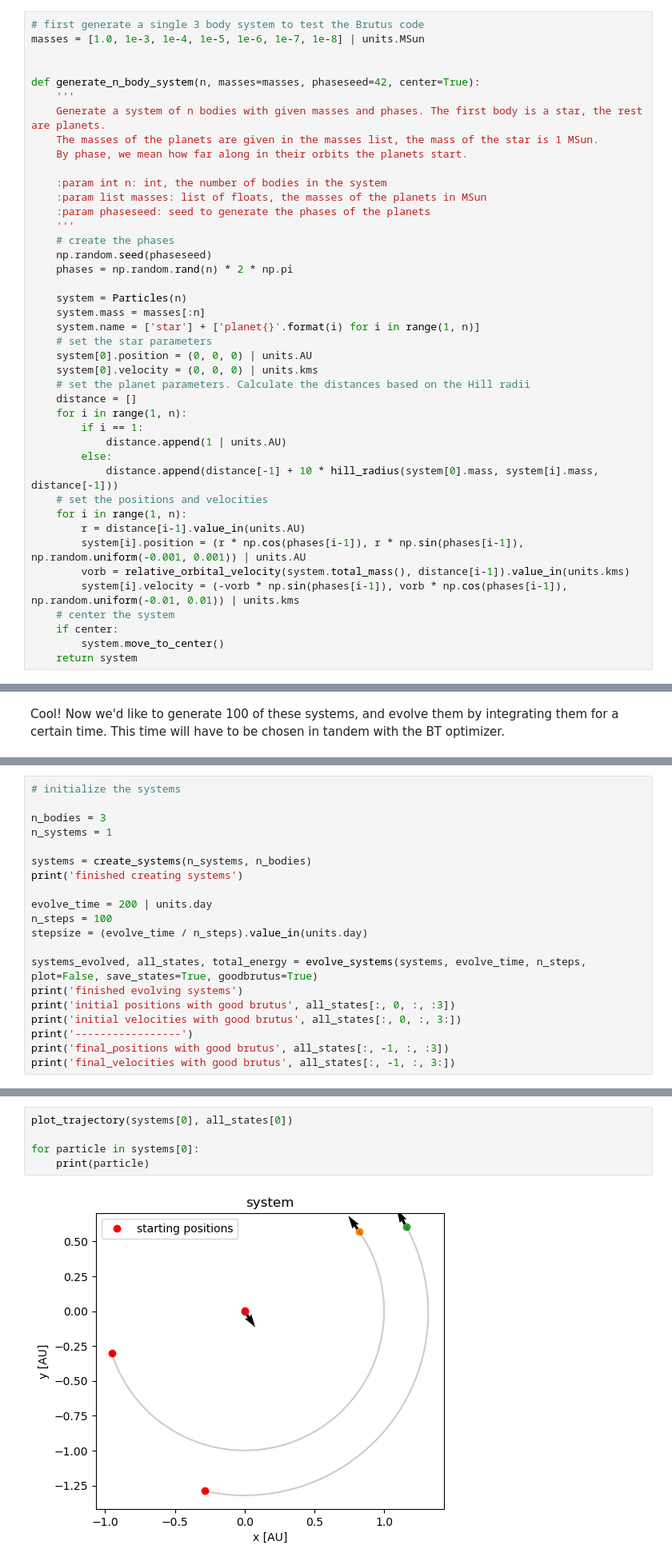
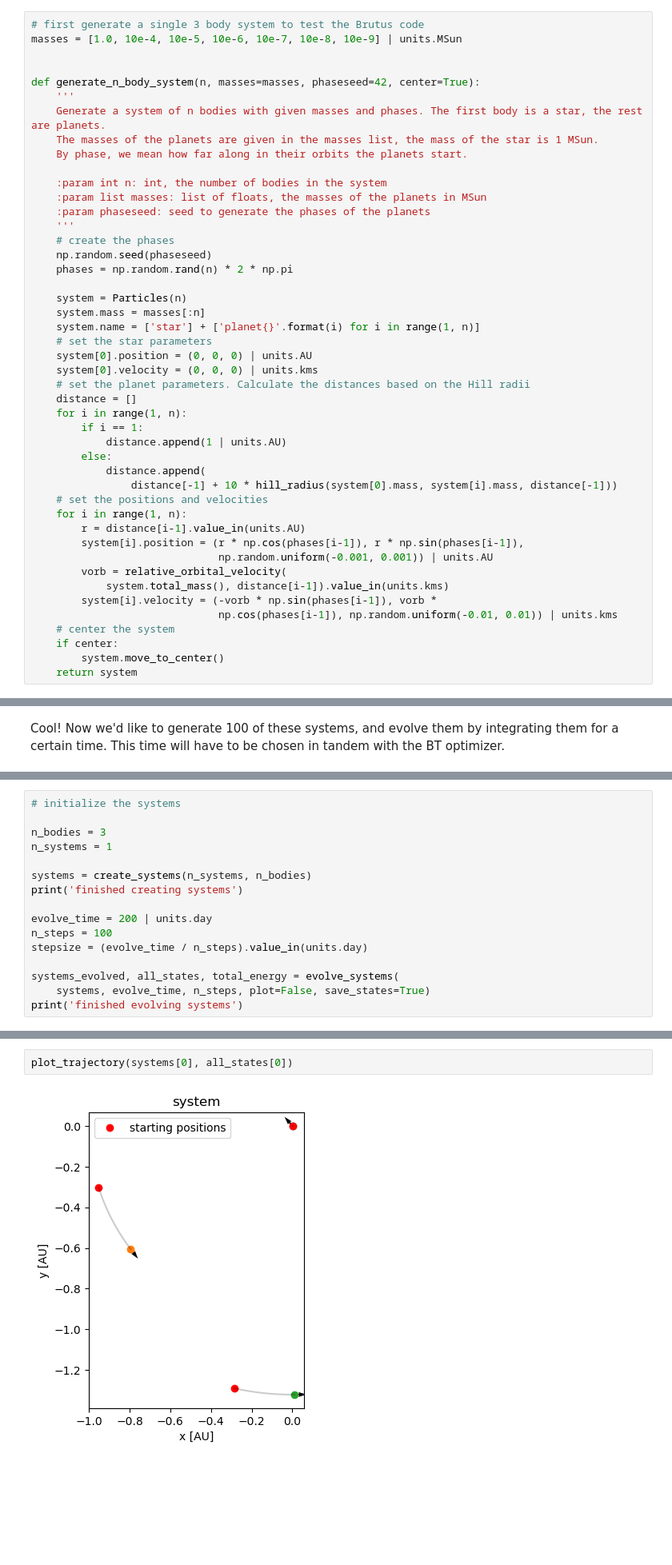
Before and after one commit to ThorbenPlugge/KIN_optimizer, a Jupyter notebook: zOld_Validation/Experiment1.ipynb, the cells around one changed output, grey strips where cells are left out. Shown at 80% size. Saved outputs shown, nothing was run; the diff lists cells and outputs as text; blank space fills up the shorter version.

```diff
--- a/zOld_Validation/Experiment1.ipynb
+++ b/zOld_Validation/Experiment1.ipynb
@@ -42,7 +47,7 @@ def plot_system(system, velocities=True, title='System'):
     plt.show()
 # %%
 # first generate a single 3 body system to test the Brutus code
-masses = [1.0, 1e-3, 1e-4, 1e-5, 1e-6, 1e-7, 1e-8] | units.MSun
+masses = [1.0, 10e-4, 10e-5, 10e-6, 10e-7, 10e-8, 10e-9] | units.MSun
 
 
 def generate_n_body_system(n, masses=masses, phaseseed=42, center=True):
@@ -71,13 +76,17 @@ def generate_n_body_system(n, masses=masses, phaseseed=42, center=True):
         if i == 1:
             distance.append(1 | units.AU)
         else:
-            distance.append(distance[-1] + 10 * hill_radius(system[0].mass, system[i].mass, distance[-1]))
+            distance.append(
+                distance[-1] + 10 * hill_radius(system[0].mass, system[i].mass, distance[-1]))
     # set the positions and velocities
     for i in range(1, n):
         r = distance[i-1].value_in(units.AU)
-        system[i].position = (r * np.cos(phases[i-1]), r * np.sin(phases[i-1]), np.random.uniform(-0.001, 0.001)) | units.AU
-        vorb = relative_orbital_velocity(system.total_mass(), distance[i-1]).value_in(units.kms)
-        system[i].velocity = (-vorb * np.sin(phases[i-1]), vorb * np.cos(phases[i-1]), np.random.uniform(-0.01, 0.01)) | units.kms
+        system[i].position = (r * np.cos(phases[i-1]), r * np.sin(phases[i-1]),
+                              np.random.uniform(-0.001, 0.001)) | units.AU
+        vorb = relative_orbital_velocity(
+            system.total_mass(), distance[i-1]).value_in(units.kms)
+        system[i].velocity = (-vorb * np.sin(phases[i-1]), vorb *
+                              np.cos(phases[i-1]), np.random.uniform(-0.01, 0.01)) | units.kms
     # center the system
     if center:
         system.move_to_center()
@@ -206,12 +223,8 @@ evolve_time = 200 | units.day
 n_steps = 100
 stepsize = (evolve_time / n_steps).value_in(units.day)
 
-systems_evolved, all_states, total_energy = evolve_systems(systems, evolve_time, n_steps, plot=False, save_states=True, goodbrutus=True)
+systems_evolved, all_states, total_energy = evolve_systems(
+    systems, evolve_time, n_steps, plot=False, save_states=True)
 print('finished evolving systems')
-print('initial positions with good brutus', all_states[:, 0, :, :3])
-print('initial velocities with good brutus', all_states[:, 0, :, 3:])
-print('-----------------')
-print('final_positions with good brutus', all_states[:, -1, :, :3])
-print('final_velocities with good brutus', all_states[:, -1, :, 3:])
 # %% [output]
 finished creating systems
@@ -252,7 +245,4 @@ plt.show()
 # %%
 plot_trajectory(systems[0], all_states[0])
-
-for particle in systems[0]:
-    print(particle)
 # %% [output]
-[figure, old version]
+[figure, new version]
```
Also changed, not shown: parts of 19 cells of this notebook, 22 other files.
